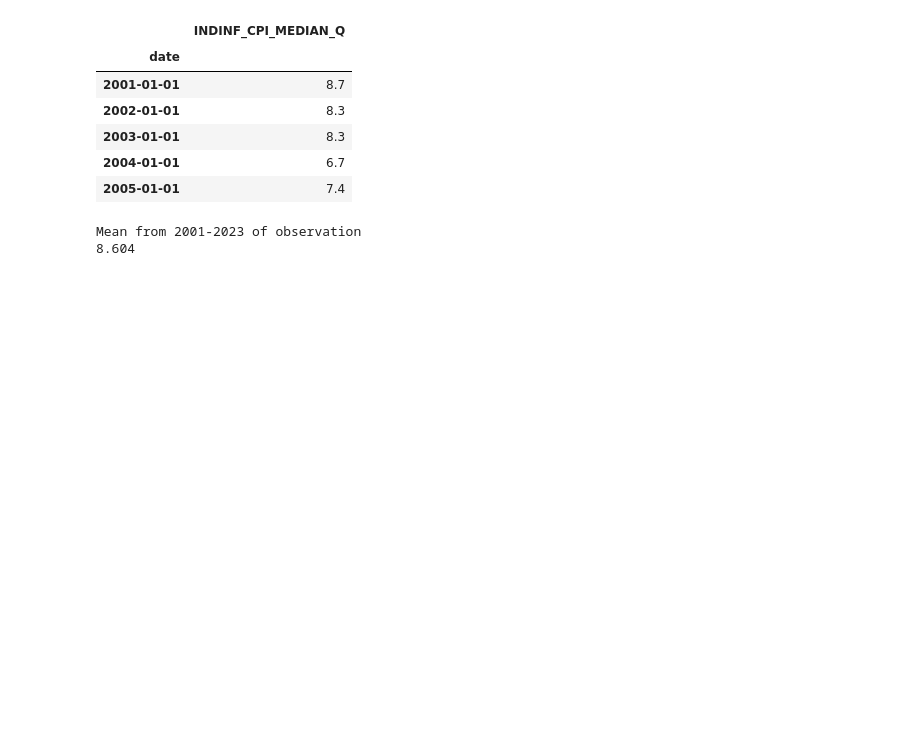
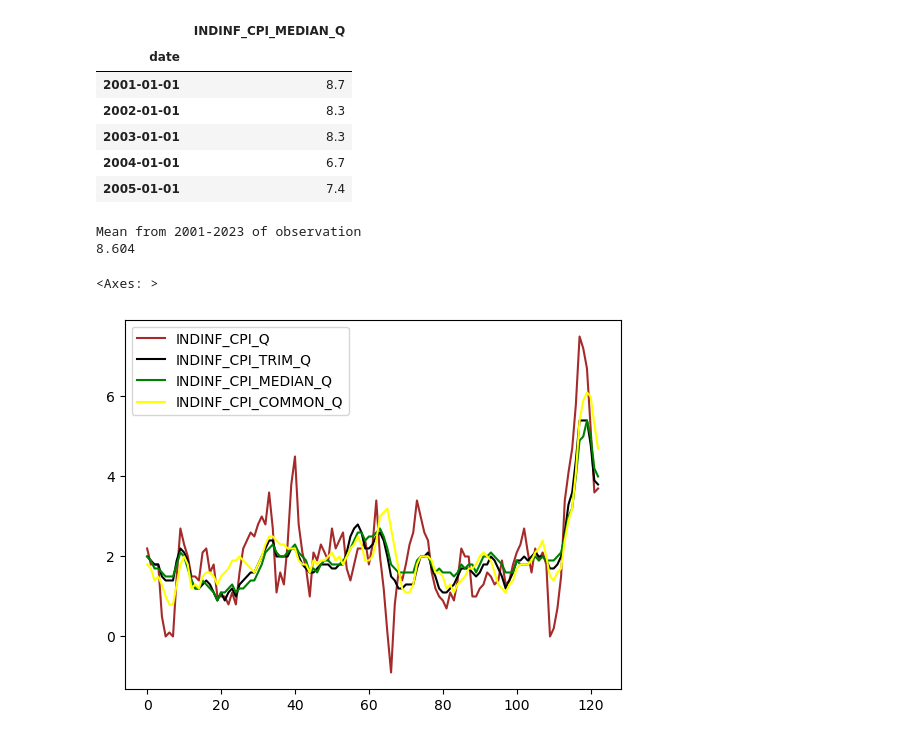
Before and after one commit to Sahib0096/Project-1-Group-3-, a Jupyter notebook: Project 1.ipynb, the cells around one changed output. Drawn from its saved outputs; the diff is of its cells as text; code cells hidden in the pictures; blank space fills up the shorter version.

```diff
--- a/Project 1.ipynb
+++ b/Project 1.ipynb
@@ -218,3 +219,8 @@ print(mean_by_year.values[0])
 # %% [output]
 Mean from 2001-2023 of observation
 8.604
+# %%
+df.plot(kind='line', color = ['brown','black','green','yellow'])
+# %% [output]
+<Axes: >
+[figure, added]
```
Also changed, not shown: parts of 1 cell of this notebook.
